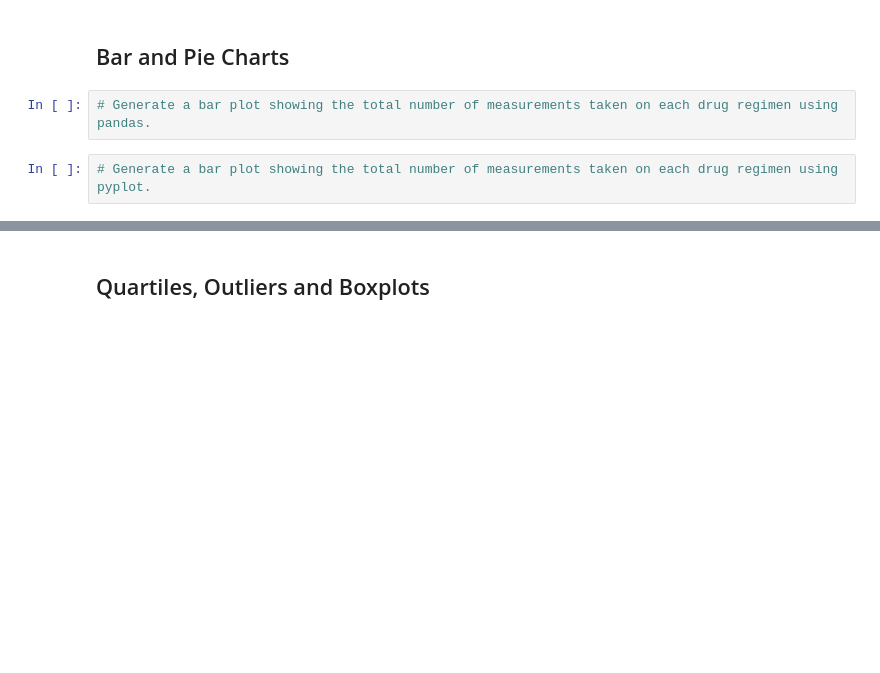
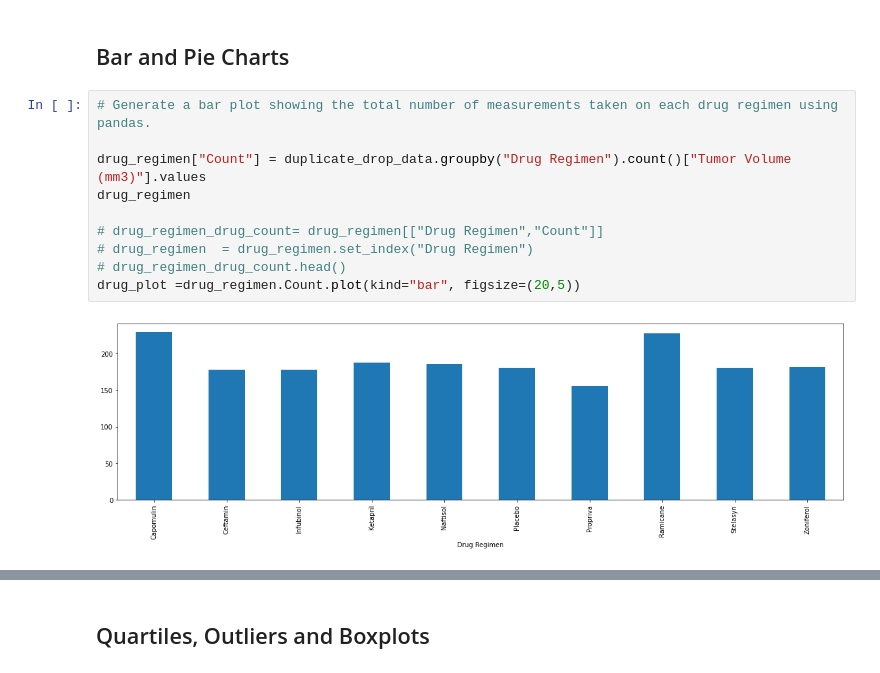
Before and after one commit to maheshsfd124/MatPlotLib-Challenge, a Jupyter notebook: Instructions/Pymaceuticals/pymaceuticals_starter.ipynb, the cells around one changed output, grey strips where cells are left out. Saved outputs shown, nothing was run; the diff lists cells and outputs as text; blank space fills up the shorter version.

```diff
--- a/Instructions/Pymaceuticals/pymaceuticals_starter.ipynb
+++ b/Instructions/Pymaceuticals/pymaceuticals_starter.ipynb
@@ -146,5 +146,13 @@ drug_regimen
 ## Bar and Pie Charts
 # %%
 # Generate a bar plot showing the total number of measurements taken on each drug regimen using pandas.
+
+drug_regimen["Count"] = duplicate_drop_data.groupby("Drug Regimen").count()["Tumor Volume (mm3)"].values
+drug_regimen
+
+# drug_regimen_drug_count= drug_regimen[["Drug Regimen","Count"]]
+# drug_regimen  = drug_regimen.set_index("Drug Regimen")
+# drug_regimen_drug_count.head()
+drug_plot =drug_regimen.Count.plot(kind="bar", figsize=(20,5))
+# %% [output]
+[figure, added]
-# %%
-# Generate a bar plot showing the total number of measurements taken on each drug regimen using pyplot.
```
Also changed, not shown: parts of 4 cells of this notebook.
